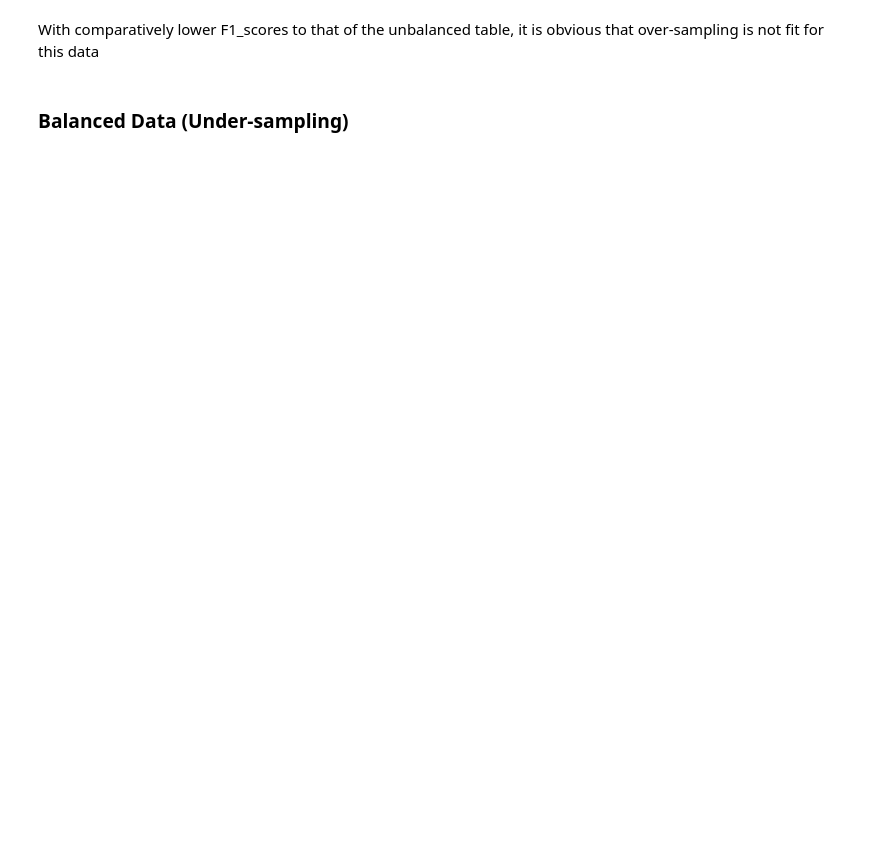
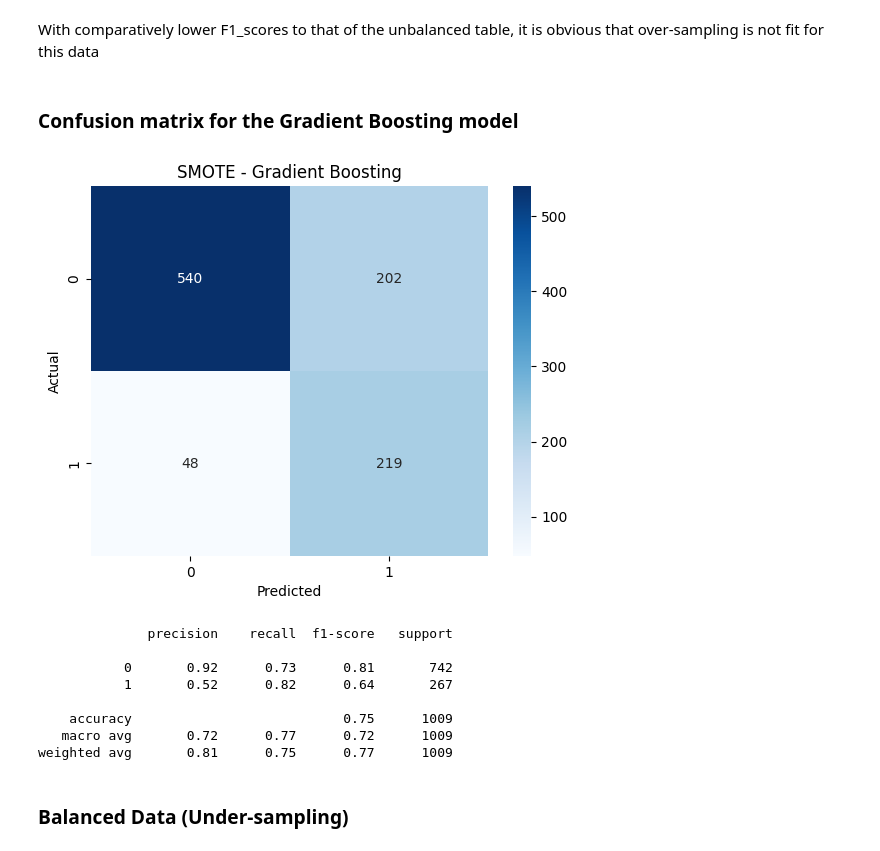
Before and after one commit to briansiaw5/Customer_Churn_ML_Prediction, a Jupyter notebook: main.ipynb, the cells around one changed output. Cells and saved outputs as stored; diff of their text form; code cells hidden in the pictures; blank space fills up the shorter version.

```diff
--- a/main.ipynb
+++ b/main.ipynb
@@ -1496,6 +1538,34 @@ balanced_table
 | 0 | Decision Tree | 0.711596 | 0.732285 | 0.711596 | 0.719743 |
 # %% [markdown]
 With comparatively lower F1_scores to that of the unbalanced table, it is obvious that over-sampling is not fit for this data
+# %% [markdown]
+### Confusion matrix for the Gradient Boosting model
+# %%
+# Select the Gradient boosting model from the balanced_pipeline
+gboost = balanced_pipeline['Gradient Boosting']
+# Predictions using the Random Forest model
+y_pred_gboost = gboost.predict(x_eval)
+# Calculate the confusion matrix
+cm = confusion_matrix(y_eval_encoded, y_pred_gboost)
+# Plotting the confusion matrix
+sns.heatmap(cm, annot=True, fmt='d', cmap='Blues')
+plt.xlabel('Predicted')
+plt.ylabel('Actual')
+plt.title('SMOTE - Gradient Boosting')
+plt.show()
+# Calculate the classification report for the gradient boosting  model
+report_gboost = classification_report(y_eval_encoded, y_pred_gboost)
+print(report_gboost)
+# %% [output]
+[figure, added]
+              precision    recall  f1-score   support
+
+           0       0.92      0.73      0.81       742
+           1       0.52      0.82      0.64       267
+
+    accuracy                           0.75      1009
+   macro avg       0.72      0.77      0.72      1009
+weighted avg       0.81      0.75      0.77      1009
 # %% [markdown]
 ### Balanced Data (Under-sampling)
 # %%
```
Also changed, not shown: parts of 14 cells of this notebook.
